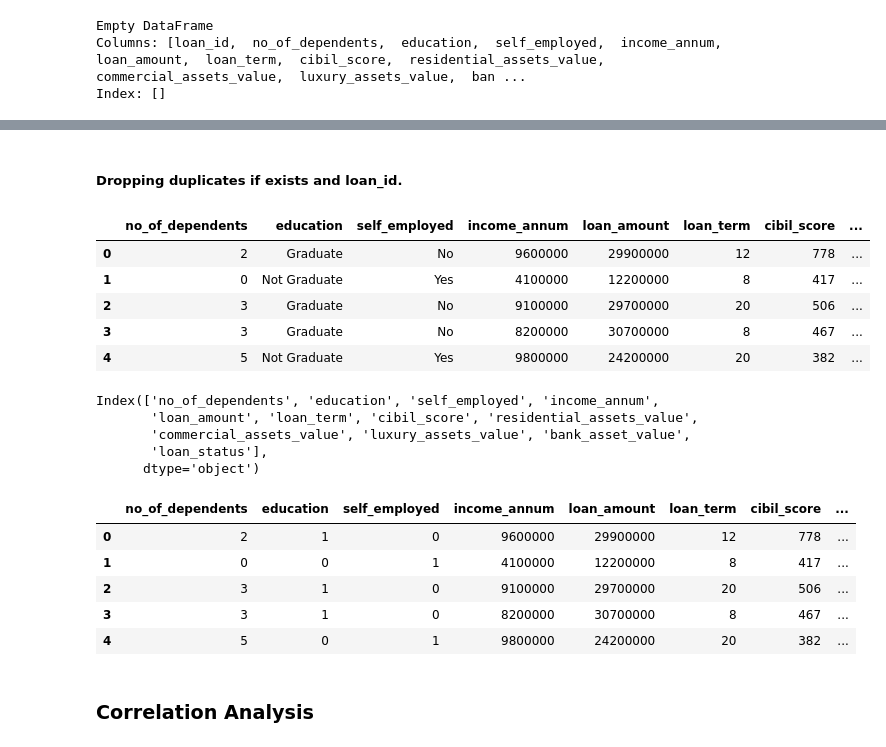
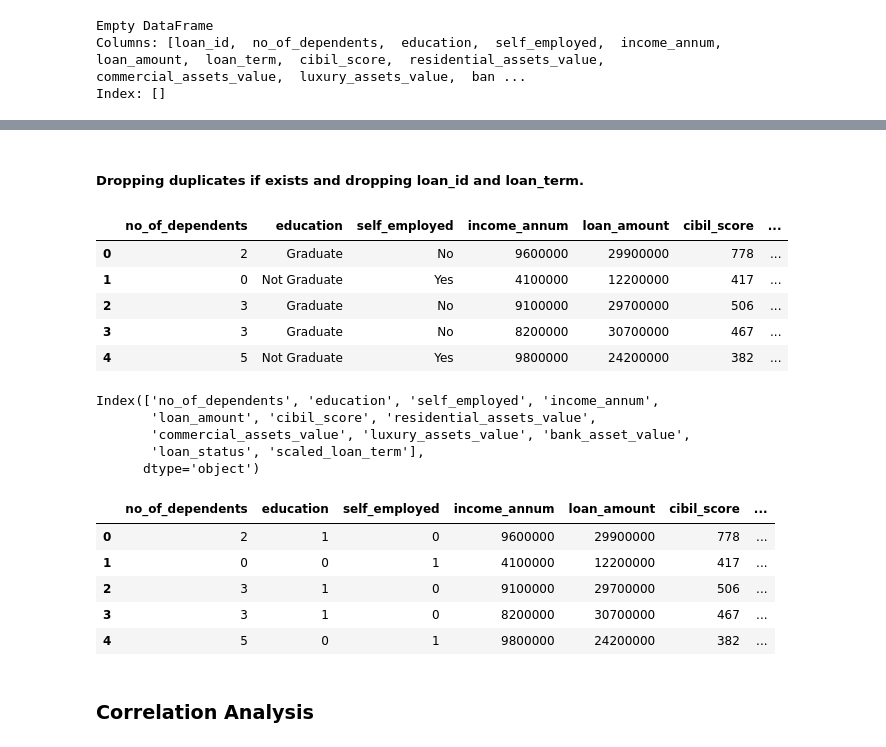
Before and after one commit to daxamengineer/loan_prediction, a Jupyter notebook: Loan_EDA.ipynb, the cells around one changed output, grey strips where cells are left out. Cells and saved outputs as stored; diff of their text form; code cells hidden in the pictures.

```diff
--- a/Loan_EDA.ipynb
+++ b/Loan_EDA.ipynb
@@ -99,28 +89,31 @@ for i in range(df.shape[0]):
     for j in range(df.shape[1]):
         if isinstance(df.iat[i, j], str):
             df.iat[i, j] = df.iat[i, j].strip()
+# %%
+#scaling loan term between 5 and 15 months
+scaler = MinMaxScaler(feature_range=(5, 15))
+df['scaled_loan_term'] = scaler.fit_transform(df['loan_term'].values[:, None])
 # %% [markdown]
-##### Dropping duplicates if exists and loan_id.
+##### Dropping duplicates if exists and dropping loan_id and loan_term.
 # %%
-#dropping loan_id
-
+df.drop_duplicates(inplace=True)
 df = df.drop(columns=["loan_id"])
-
+df = df.drop(columns=["loan_term"])
 df.head()
 # %% [output]
-|  | no_of_dependents | education | self_employed | income_annum | loan_amount | loan_term | cibil_score | ... |
-| 0 | 2 | Graduate | No | 9600000 | 29900000 | 12 | 778 | ... |
-| 1 | 0 | Not Graduate | Yes | 4100000 | 12200000 | 8 | 417 | ... |
-| 2 | 3 | Graduate | No | 9100000 | 29700000 | 20 | 506 | ... |
-| 3 | 3 | Graduate | No | 8200000 | 30700000 | 8 | 467 | ... |
-| 4 | 5 | Not Graduate | Yes | 9800000 | 24200000 | 20 | 382 | ... |
+|  | no_of_dependents | education | self_employed | income_annum | loan_amount | cibil_score | ... |
+| 0 | 2 | Graduate | No | 9600000 | 29900000 | 778 | ... |
+| 1 | 0 | Not Graduate | Yes | 4100000 | 12200000 | 417 | ... |
+| 2 | 3 | Graduate | No | 9100000 | 29700000 | 506 | ... |
+| 3 | 3 | Graduate | No | 8200000 | 30700000 | 467 | ... |
+| 4 | 5 | Not Graduate | Yes | 9800000 | 24200000 | 382 | ... |
 # %%
 df.columns
 # %% [output]
 Index(['no_of_dependents', 'education', 'self_employed', 'income_annum',
-       'loan_amount', 'loan_term', 'cibil_score', 'residential_assets_value',
+       'loan_amount', 'cibil_score', 'residential_assets_value',
        'commercial_assets_value', 'luxury_assets_value', 'bank_asset_value',
-       'loan_status'],
+       'loan_status', 'scaled_loan_term'],
       dtype='object')
 # %%
 # Replacing values in education, self_employed, loan_status
@@ -132,12 +125,12 @@ df["loan_status"] = df["loan_status"].replace("Approved", 1)
 df["loan_status"] = df["loan_status"].replace("Rejected", 0)
 df.head()
 # %% [output]
-|  | no_of_dependents | education | self_employed | income_annum | loan_amount | loan_term | cibil_score | ... |
-| 0 | 2 | 1 | 0 | 9600000 | 29900000 | 12 | 778 | ... |
-| 1 | 0 | 0 | 1 | 4100000 | 12200000 | 8 | 417 | ... |
-| 2 | 3 | 1 | 0 | 9100000 | 29700000 | 20 | 506 | ... |
-| 3 | 3 | 1 | 0 | 8200000 | 30700000 | 8 | 467 | ... |
-| 4 | 5 | 0 | 1 | 9800000 | 24200000 | 20 | 382 | ... |
+|  | no_of_dependents | education | self_employed | income_annum | loan_amount | cibil_score | ... |
+| 0 | 2 | 1 | 0 | 9600000 | 29900000 | 778 | ... |
+| 1 | 0 | 0 | 1 | 4100000 | 12200000 | 417 | ... |
+| 2 | 3 | 1 | 0 | 9100000 | 29700000 | 506 | ... |
+| 3 | 3 | 1 | 0 | 8200000 | 30700000 | 467 | ... |
+| 4 | 5 | 0 | 1 | 9800000 | 24200000 | 382 | ... |
 # %% [markdown]
 ### Correlation Analysis
 # %%
```
Also changed, not shown: parts of 6 cells of this notebook, 3 other files.
